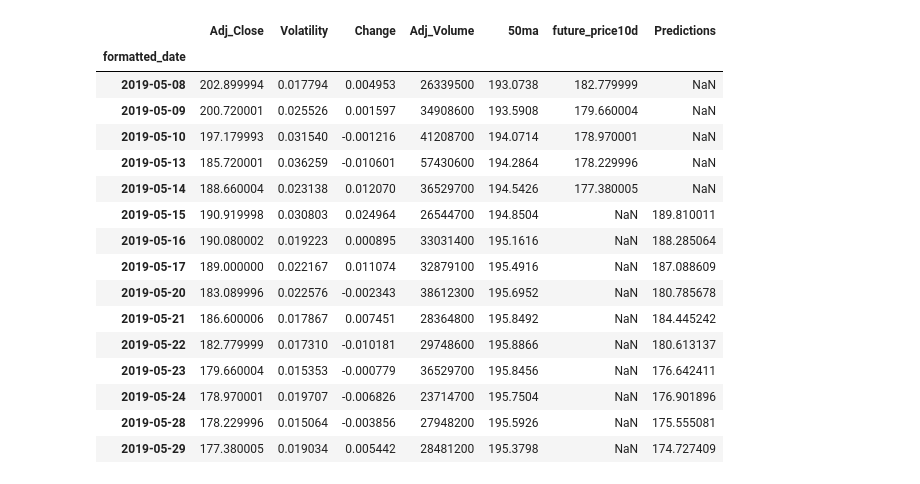
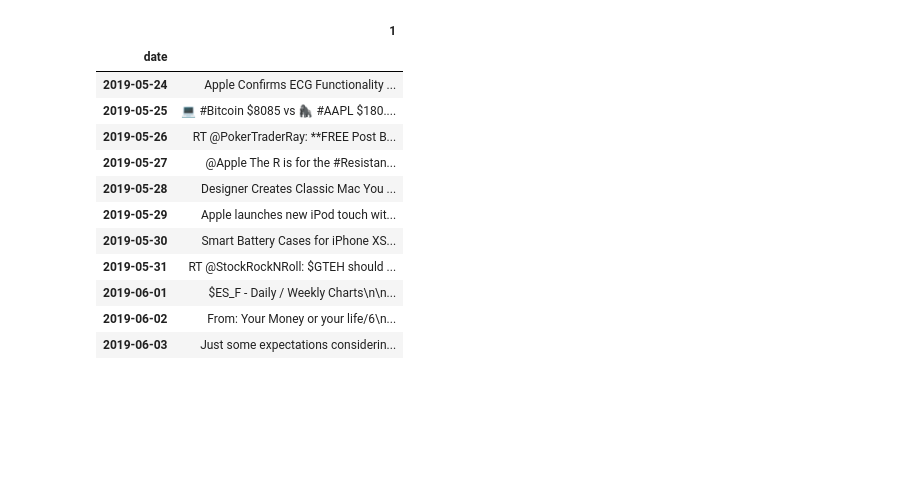
Before and after one commit to MartinMolestina/IH_finalproject, a Jupyter notebook: code/LinearRegression.ipynb, the cells around one changed output. Saved outputs shown, nothing was run; the diff lists cells and outputs as text; code cells hidden in the pictures; blank space fills up the shorter version.

```diff
--- a/code/LinearRegression.ipynb
+++ b/code/LinearRegression.ipynb
@@ -262,20 +298,20 @@ boeing_clean.tail(15)
-# %%
-apple_clean.tail(15)
-# %% [output]
-|  | Adj_Close | Volatility | Change | Adj_Volume | 50ma | future_price10d | Predictions |
-| formatted_date |  |  |  |  |  |  |  |
-| 2019-05-08 | 202.899994 | 0.017794 | 0.004953 | 26339500 | 193.0738 | 182.779999 | NaN |
-| 2019-05-09 | 200.720001 | 0.025526 | 0.001597 | 34908600 | 193.5908 | 179.660004 | NaN |
-| 2019-05-10 | 197.179993 | 0.031540 | -0.001216 | 41208700 | 194.0714 | 178.970001 | NaN |
-| 2019-05-13 | 185.720001 | 0.036259 | -0.010601 | 57430600 | 194.2864 | 178.229996 | NaN |
-| 2019-05-14 | 188.660004 | 0.023138 | 0.012070 | 36529700 | 194.5426 | 177.380005 | NaN |
-| 2019-05-15 | 190.919998 | 0.030803 | 0.024964 | 26544700 | 194.8504 | NaN | 189.810011 |
-| 2019-05-16 | 190.080002 | 0.019223 | 0.000895 | 33031400 | 195.1616 | NaN | 188.285064 |
-| 2019-05-17 | 189.000000 | 0.022167 | 0.011074 | 32879100 | 195.4916 | NaN | 187.088609 |
-| 2019-05-20 | 183.089996 | 0.022576 | -0.002343 | 38612300 | 195.6952 | NaN | 180.785678 |
-| 2019-05-21 | 186.600006 | 0.017867 | 0.007451 | 28364800 | 195.8492 | NaN | 184.445242 |
-| 2019-05-22 | 182.779999 | 0.017310 | -0.010181 | 29748600 | 195.8866 | NaN | 180.613137 |
-| 2019-05-23 | 179.660004 | 0.015353 | -0.000779 | 36529700 | 195.8456 | NaN | 176.642411 |
-| 2019-05-24 | 178.970001 | 0.019707 | -0.006826 | 23714700 | 195.7504 | NaN | 176.901896 |
-| 2019-05-28 | 178.229996 | 0.015064 | -0.003856 | 27948200 | 195.5926 | NaN | 175.555081 |
-| 2019-05-29 | 177.380005 | 0.019034 | 0.005442 | 28481200 | 195.3798 | NaN | 174.727409 |
+# %%
+api = twitter()
+appl_tw = get_tweets_hash('#AAPL', api)
+# %%
+df = appl_tw.copy()
+df
+# %% [output]
+|  | 1 |
+| date |  |
+| 2019-05-24 | Apple Confirms ECG Functionality ... |
+| 2019-05-25 | 💻 #Bitcoin $8085 vs 🦍 #AAPL $180.... |
+| 2019-05-26 | RT @PokerTraderRay: **FREE Post B... |
+| 2019-05-27 | @Apple The R is for the #Resistan... |
+| 2019-05-28 | Designer Creates Classic Mac You ... |
+| 2019-05-29 | Apple launches new iPod touch wit... |
+| 2019-05-30 | Smart Battery Cases for iPhone XS... |
+| 2019-05-31 | RT @StockRockNRoll: $GTEH should ... |
+| 2019-06-01 | $ES_F - Daily / Weekly Charts\n\n... |
+| 2019-06-02 | From: Your Money or your life/6\n... |
+| 2019-06-03 | Just some expectations considerin... |
```
Also changed, not shown: parts of 7 cells of this notebook, 5 other files.
